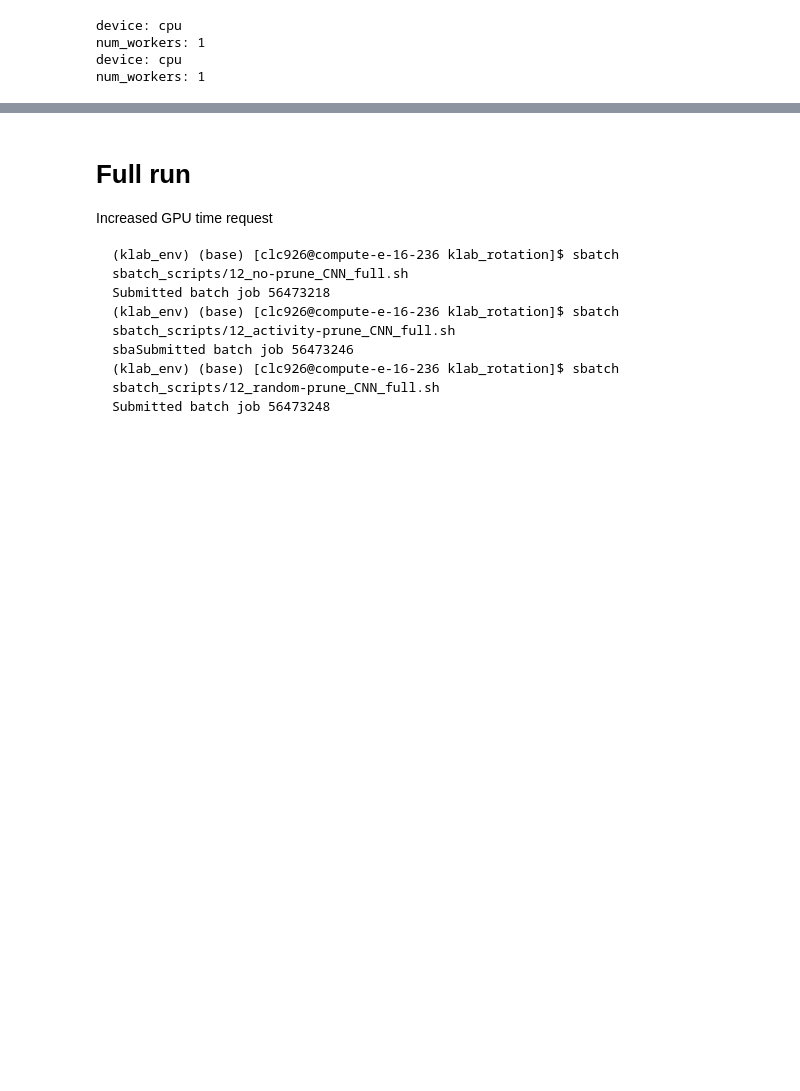
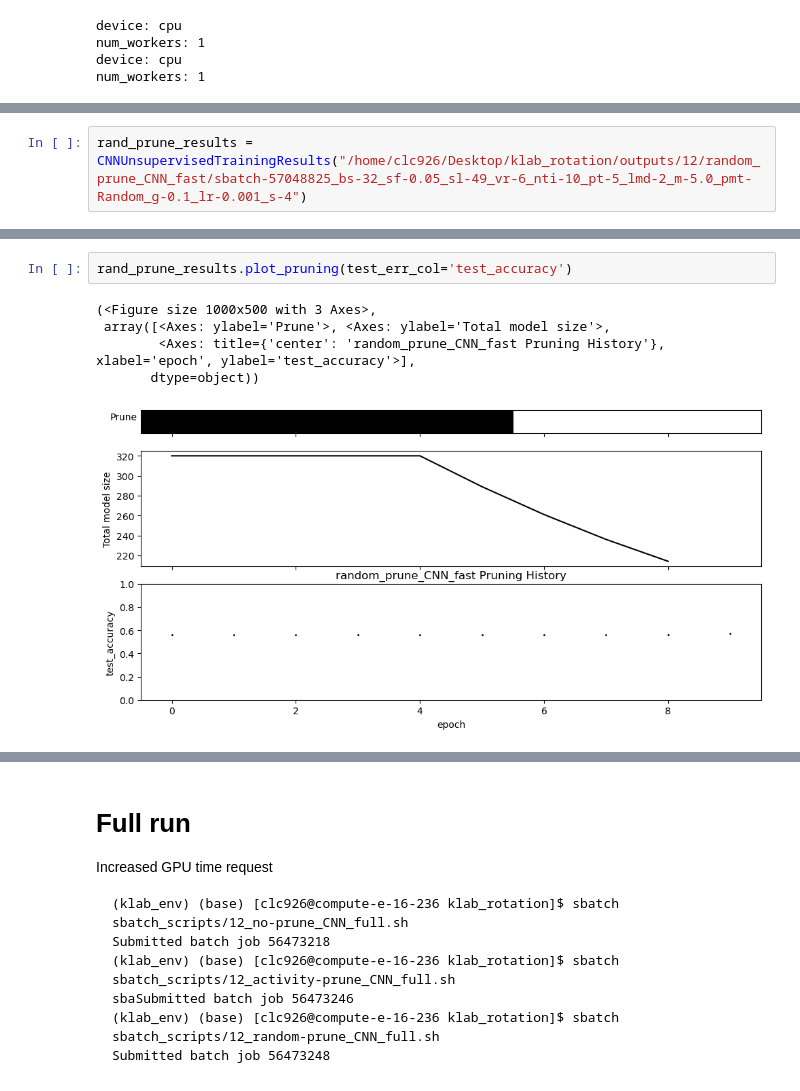
Before and after one commit to cchu70/klab_rotation, a Jupyter notebook: 12_MiniAlexNet-unsupervised-SBATCH.ipynb, the cells around one changed output, grey strips where cells are left out. Drawn from its saved outputs; the diff is of its cells as text; blank space fills up the shorter version.

```diff
--- a/12_MiniAlexNet-unsupervised-SBATCH.ipynb
+++ b/12_MiniAlexNet-unsupervised-SBATCH.ipynb
@@ -115,0 +84,2 @@ no_prune_results.plot_pruning()
+# %%
+rand_prune_results = CNNUnsupervisedTrainingResults("/home/clc926/Desktop/klab_rotation/outputs/12/random_prune_CNN_fast/sbatch-57048825_bs-32_sf-0.05_sl-49_vr-6_nti-10_pt-5_lmd-2_m-5.0_pmt-Random_g-0.1_lr-0.001_s-4")
@@ -116 +92,9 @@ no_prune_results.plot_pruning()
+# %%
+rand_prune_results.plot_pruning(test_err_col='test_accuracy')
+# %% [output]
+(<Figure size 1000x500 with 3 Axes>,
+ array([<Axes: ylabel='Prune'>, <Axes: ylabel='Total model size'>,
+        <Axes: title={'center': 'random_prune_CNN_fast Pruning History'}, xlabel='epoch', ylabel='test_accuracy'>],
+       dtype=object))
+[figure, added]
 # %% [markdown]
```
Also changed, not shown: parts of 24 cells of this notebook, 8 other files.
